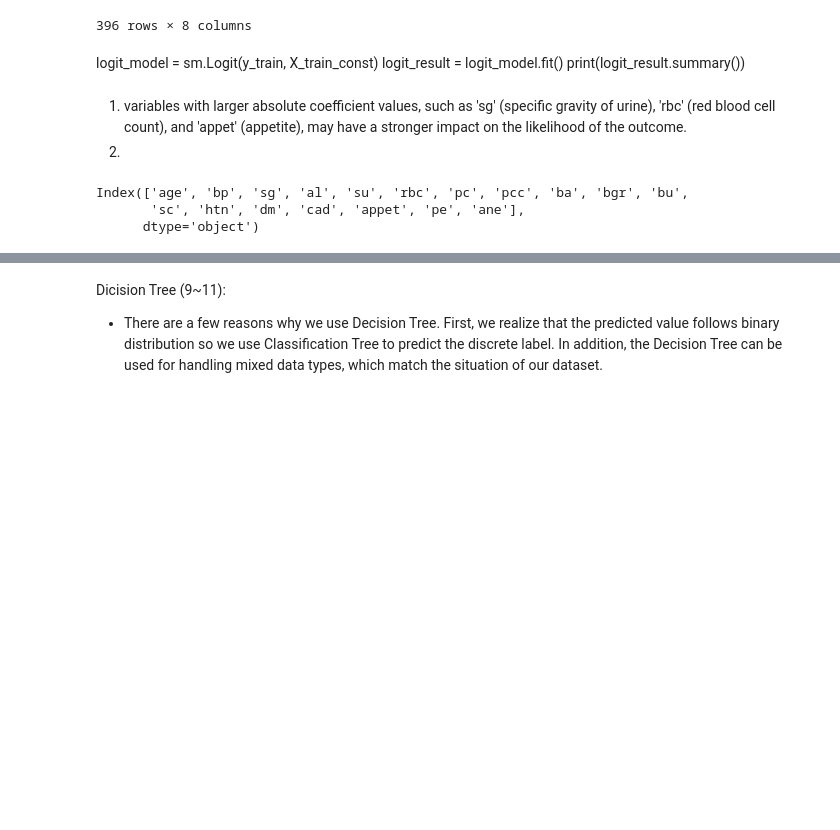
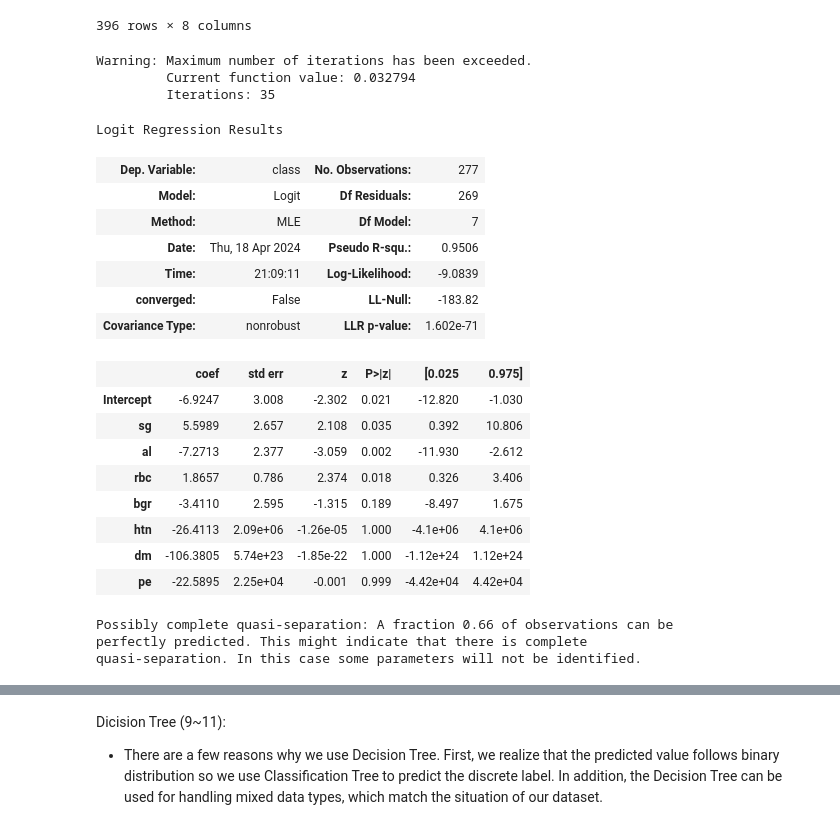
Before and after one commit to Zichuan66/Assignment-3, a Jupyter notebook: assignment6111.ipynb, the cells around one changed output, grey strips where cells are left out. Drawn from its saved outputs; the diff is of its cells as text; code cells hidden in the pictures; blank space fills up the shorter version.

```diff
--- a/assignment6111.ipynb
+++ b/assignment6111.ipynb
@@ -921,11 +882,11 @@ print(coef_df)
 # %%
-X_new = dmatrix(
+X_new_1 = dmatrix(
 'sg + al + rbc +bgr+htn+dm+pe',
 data=X_new_dummy_dropped,
 return_type='dataframe'
 )
 
-X_new
+X_new_1
 # %% [output]
 |  | Intercept | sg | al | rbc | bgr | htn | dm | pe |
 | 0 | 1.0 | 0.454071 | -0.012548 | -1.0 | -0.341498 | 1.0 | 1.0 | 0.0 |
@@ -940,16 +901,34 @@ X_new
 | 398 | 1.0 | 1.329955 | -0.752868 | 1.0 | -0.429915 | 0.0 | 0.0 | 0.0 |
 | 399 | 1.0 | 1.329955 | -0.752868 | 1.0 | -0.215188 | 0.0 | 0.0 | 0.0 |
 396 rows × 8 columns
-# %% [markdown]
-logit_model = sm.Logit(y_train, X_train_const)
-logit_result = logit_model.fit()
-print(logit_result.summary())
-# %% [markdown]
- 1. variables with larger absolute coefficient values, such as 'sg' (specific gravity of urine), 'rbc' (red blood cell count), and 'appet' (appetite), may have a stronger impact on the likelihood of the outcome.
- 2.
-# %%
-X_train.columns
-# %% [output]
-Index(['age', 'bp', 'sg', 'al', 'su', 'rbc', 'pc', 'pcc', 'ba', 'bgr', 'bu',
-       'sc', 'htn', 'dm', 'cad', 'appet', 'pe', 'ane'],
-      dtype='object')
+# %%
+X_train_new, X_test_new, y_train_new, y_test_new = train_test_split(
+    X_new_1, y_new, train_size=0.7, random_state=1, stratify=y_new)
+
+model = sm.Logit(y_train_new, X_train_new).fit()
+
+model.summary()
+# %% [output]
+Warning: Maximum number of iterations has been exceeded.
+         Current function value: 0.032794
+         Iterations: 35
+Logit Regression Results
+| Dep. Variable: | class | No. Observations: | 277 |
+| Model: | Logit | Df Residuals: | 269 |
+| Method: | MLE | Df Model: | 7 |
+| Date: | Thu, 18 Apr 2024 | Pseudo R-squ.: | 0.9506 |
+| Time: | 21:09:11 | Log-Likelihood: | -9.0839 |
+| converged: | False | LL-Null: | -183.82 |
+| Covariance Type: | nonrobust | LLR p-value: | 1.602e-71 |
+|  | coef | std err | z | P>|z| | [0.025 | 0.975] |
+| Intercept | -6.9247 | 3.008 | -2.302 | 0.021 | -12.820 | -1.030 |
+| sg | 5.5989 | 2.657 | 2.108 | 0.035 | 0.392 | 10.806 |
+| al | -7.2713 | 2.377 | -3.059 | 0.002 | -11.930 | -2.612 |
+| rbc | 1.8657 | 0.786 | 2.374 | 0.018 | 0.326 | 3.406 |
+| bgr | -3.4110 | 2.595 | -1.315 | 0.189 | -8.497 | 1.675 |
+| htn | -26.4113 | 2.09e+06 | -1.26e-05 | 1.000 | -4.1e+06 | 4.1e+06 |
+| dm | -106.3805 | 5.74e+23 | -1.85e-22 | 1.000 | -1.12e+24 | 1.12e+24 |
+| pe | -22.5895 | 2.25e+04 | -0.001 | 0.999 | -4.42e+04 | 4.42e+04 |
+Possibly complete quasi-separation: A fraction 0.66 of observations can be
+perfectly predicted. This might indicate that there is complete
+quasi-separation. In this case some parameters will not be identified.
```
Also changed, not shown: parts of 15 cells of this notebook, 32 other files.
